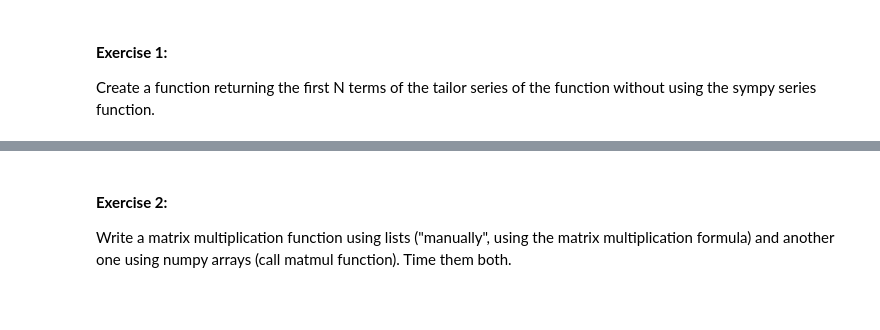
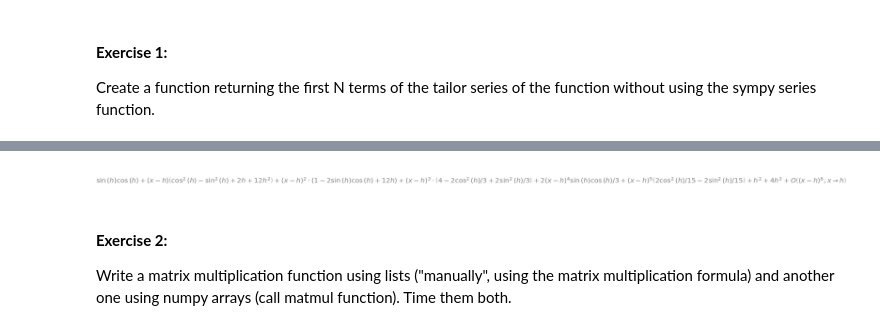
Before and after one commit to loerllemit/ScientificPython_diploma24, a Jupyter notebook: Exercises2-3.ipynb, the cells around one changed output, grey strips where cells are left out. Cells and saved outputs as stored; diff of their text form; code cells hidden in the pictures; blank space fills up the shorter version.

```diff
--- a/Exercises2-3.ipynb
+++ b/Exercises2-3.ipynb
@@ -22,5 +25,5 @@ $\displaystyle \frac{\left(- h + x\right)^{5} \cos{\left(h \right)}}{120} + \fra
 # %%
 #Compare with the built-in
 h = sp.symbols('h')
-sp.sin(x).series(x, x0=h, n=6)
+expr.series(x, x0=h, n=6)
 # %% [output]
@@ -28,3 +30,4 @@ $\displaystyle \sin{\left(h \right)} + \left(- h + x\right) \cos{\left(h \right)
+[figure, added]
 # %% [markdown]
 #### **Exercise 2:**
 
```
Also changed, not shown: parts of 4 cells of this notebook, 18 other files.
